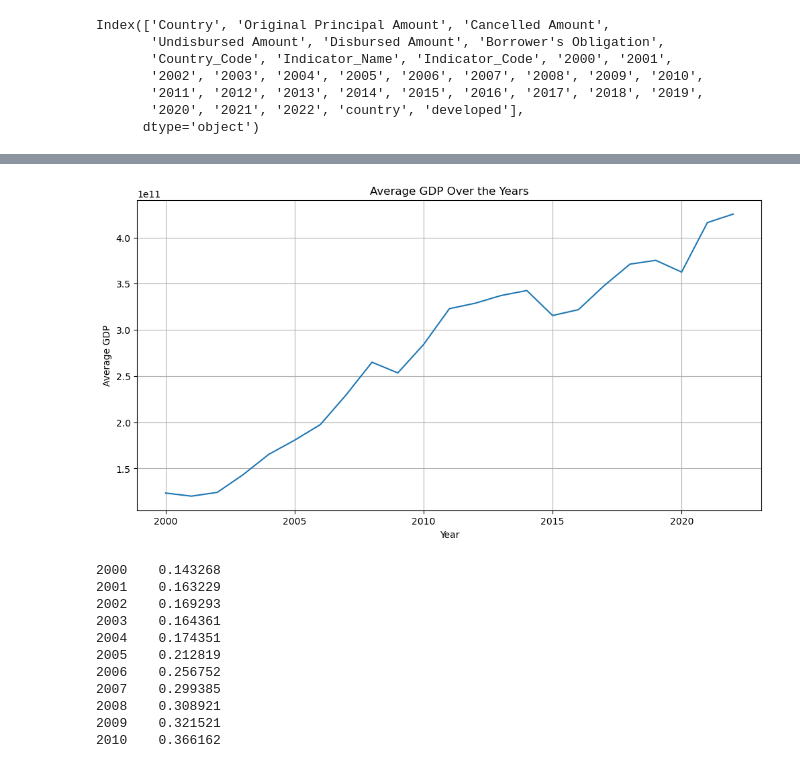
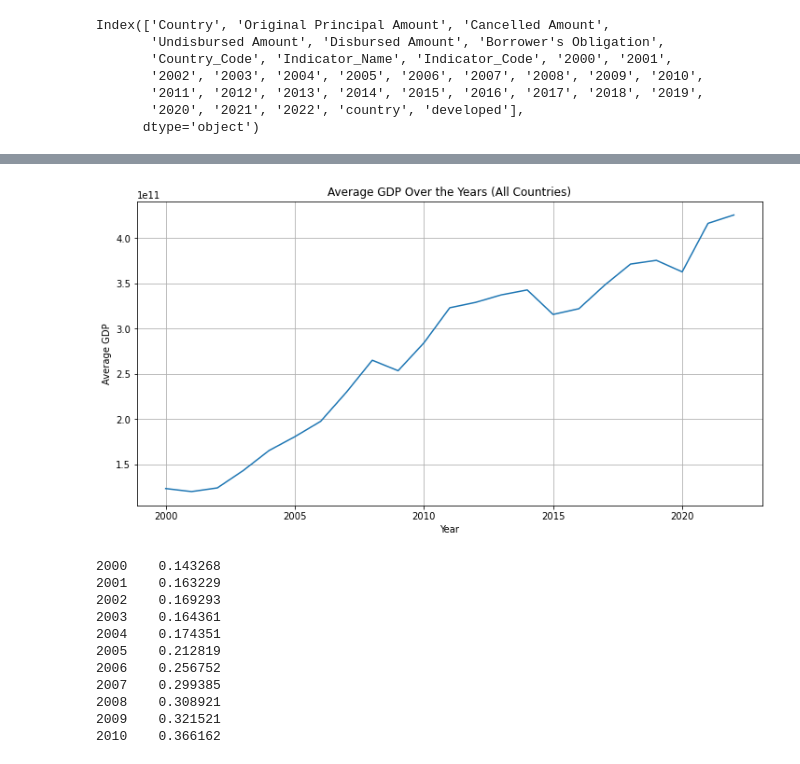
Before and after one commit to adityakakade432/info2950_final_project, a Jupyter notebook: Phase_2_Notebook (5).ipynb, the cells around one changed output, grey strips where cells are left out. Saved outputs shown, nothing was run; the diff lists cells and outputs as text; code cells hidden in the pictures.

```diff
--- a/Phase_2_Notebook (5).ipynb
+++ b/Phase_2_Notebook (5).ipynb
@@ -286,15 +292,15 @@ plt.show()
 # %%
 # plotting a line plot to show the average GDP across years for all countries
 avg_gdp_per_year = gdp_dbt_dev_df.loc[:, '2000':'2022'].mean()
 plt.figure(figsize=(12,6))
 avg_gdp_per_year.plot()
-plt.title('Average GDP Over the Years')
+plt.title('Average GDP Over the Years (All Countries)')
 plt.xlabel('Year')
 plt.ylabel('Average GDP')
 plt.grid(True)
 plt.show()
 # %% [output]
-[figure, old version]
+[figure, new version]
 # %%
 # creating a correlation matrix between "Year" (GDP) and the "Borrower's Obligation"
 year_columns = [str(year) for year in range(2000, 2023)]
```
Also changed, not shown: parts of 12 cells of this notebook.
